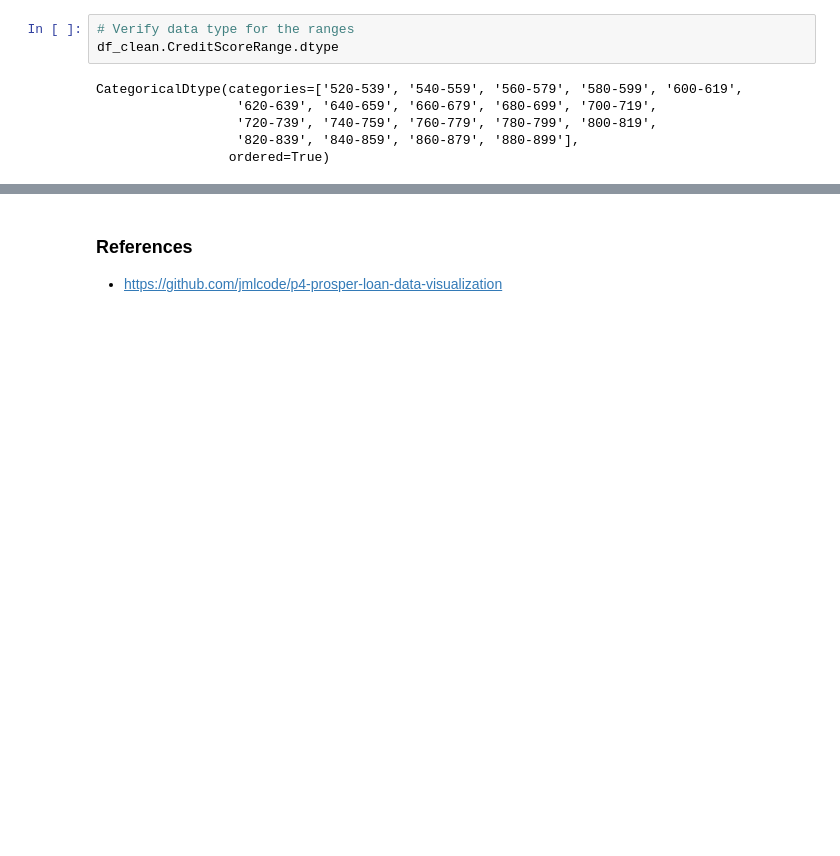
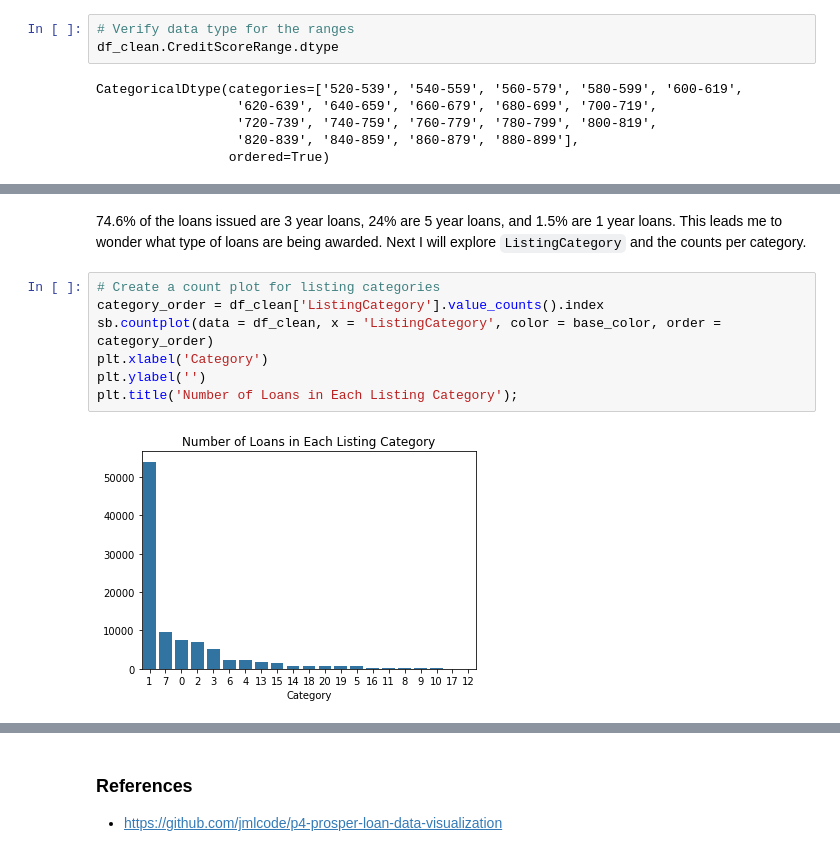
Before and after one commit to Mag-bot/Visualization-Project, a Jupyter notebook: prosperLoanData_wrangling.ipynb, the cells around one changed output, grey strips where cells are left out. Drawn from its saved outputs; the diff is of its cells as text; blank space fills up the shorter version.

```diff
--- a/prosperLoanData_wrangling.ipynb
+++ b/prosperLoanData_wrangling.ipynb
@@ -496,0 +531,11 @@ I will start by looking at the information regarding the number of loans in each
+# %% [markdown]
+74.6% of the loans issued are 3 year loans, 24% are 5 year loans, and 1.5% are 1 year loans.  This leads me to wonder what type of loans are being awarded.  Next I will explore `ListingCategory` and the counts per category.
+# %%
+# Create a count plot for listing categories
+category_order = df_clean['ListingCategory'].value_counts().index
+sb.countplot(data = df_clean, x = 'ListingCategory', color = base_color, order = category_order)
+plt.xlabel('Category')
+plt.ylabel('')
+plt.title('Number of Loans in Each Listing Category');
+# %% [output]
+[figure, added]
```
Also changed, not shown: parts of 16 cells of this notebook.
